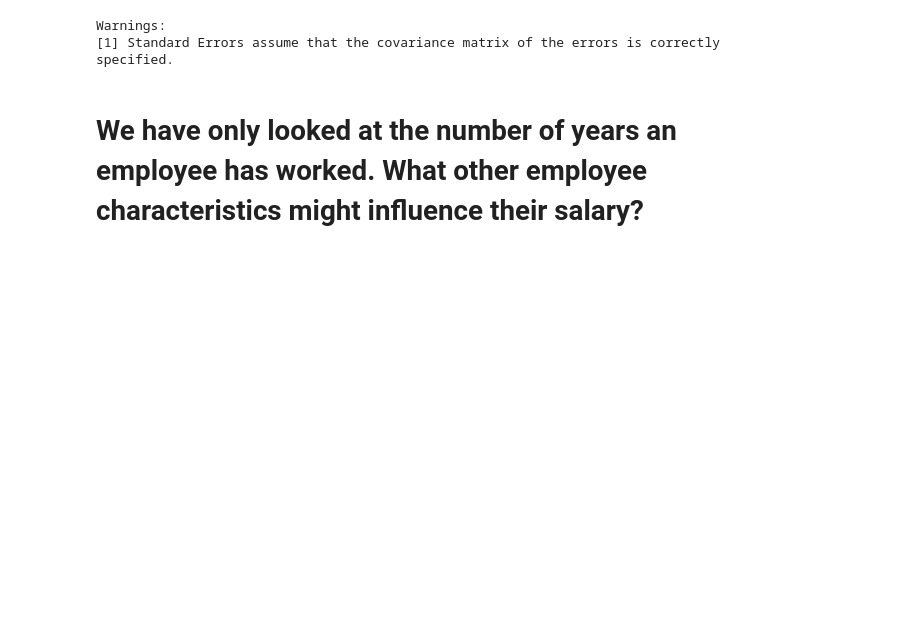
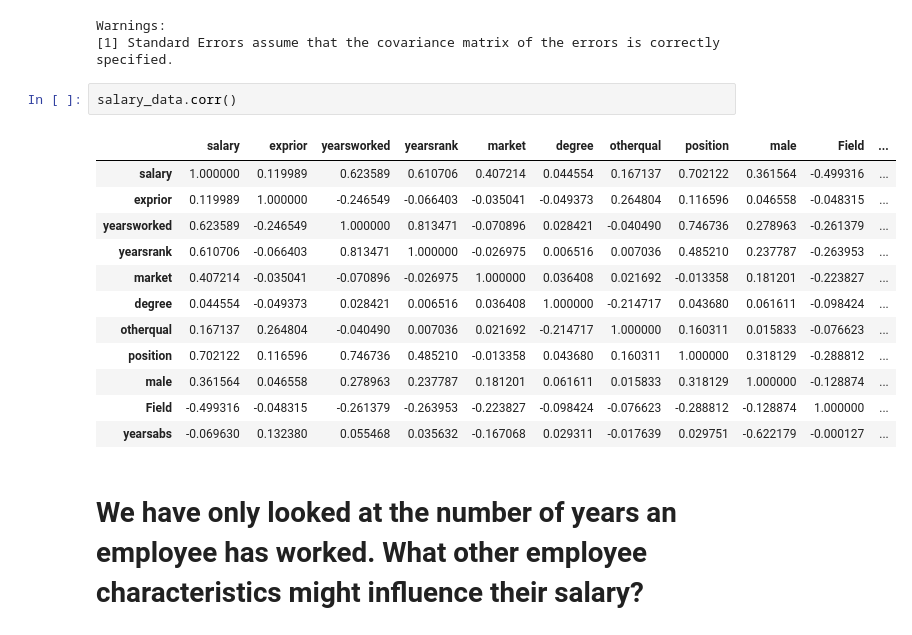
Before and after one commit to IMabuza/linear_regression, a Jupyter notebook: linear_regression.ipynb, the cells around one changed output. Saved outputs shown, nothing was run; the diff lists cells and outputs as text; blank space fills up the shorter version.

```diff
--- a/linear_regression.ipynb
+++ b/linear_regression.ipynb
@@ -112,6 +116,21 @@ OLS Regression Results
 | Kurtosis: | 3.818 | Cond. No. | 27.2 |
 Warnings:
 [1] Standard Errors assume that the covariance matrix of the errors is correctly specified.
+# %%
+salary_data.corr()
+# %% [output]
+|  | salary | exprior | yearsworked | yearsrank | market | degree | otherqual | position | male | Field | ... |
+| salary | 1.000000 | 0.119989 | 0.623589 | 0.610706 | 0.407214 | 0.044554 | 0.167137 | 0.702122 | 0.361564 | -0.499316 | ... |
+| exprior | 0.119989 | 1.000000 | -0.246549 | -0.066403 | -0.035041 | -0.049373 | 0.264804 | 0.116596 | 0.046558 | -0.048315 | ... |
+| yearsworked | 0.623589 | -0.246549 | 1.000000 | 0.813471 | -0.070896 | 0.028421 | -0.040490 | 0.746736 | 0.278963 | -0.261379 | ... |
+| yearsrank | 0.610706 | -0.066403 | 0.813471 | 1.000000 | -0.026975 | 0.006516 | 0.007036 | 0.485210 | 0.237787 | -0.263953 | ... |
+| market | 0.407214 | -0.035041 | -0.070896 | -0.026975 | 1.000000 | 0.036408 | 0.021692 | -0.013358 | 0.181201 | -0.223827 | ... |
+| degree | 0.044554 | -0.049373 | 0.028421 | 0.006516 | 0.036408 | 1.000000 | -0.214717 | 0.043680 | 0.061611 | -0.098424 | ... |
+| otherqual | 0.167137 | 0.264804 | -0.040490 | 0.007036 | 0.021692 | -0.214717 | 1.000000 | 0.160311 | 0.015833 | -0.076623 | ... |
+| position | 0.702122 | 0.116596 | 0.746736 | 0.485210 | -0.013358 | 0.043680 | 0.160311 | 1.000000 | 0.318129 | -0.288812 | ... |
+| male | 0.361564 | 0.046558 | 0.278963 | 0.237787 | 0.181201 | 0.061611 | 0.015833 | 0.318129 | 1.000000 | -0.128874 | ... |
+| Field | -0.499316 | -0.048315 | -0.261379 | -0.263953 | -0.223827 | -0.098424 | -0.076623 | -0.288812 | -0.128874 | 1.000000 | ... |
+| yearsabs | -0.069630 | 0.132380 | 0.055468 | 0.035632 | -0.167068 | 0.029311 | -0.017639 | 0.029751 | -0.622179 | -0.000127 | ... |
 # %% [markdown]
 # We have only looked at the number of years an employee has worked. What other employee characteristics might influence their salary?
 # %% [markdown]
```
Also changed, not shown: parts of 2 cells of this notebook.
